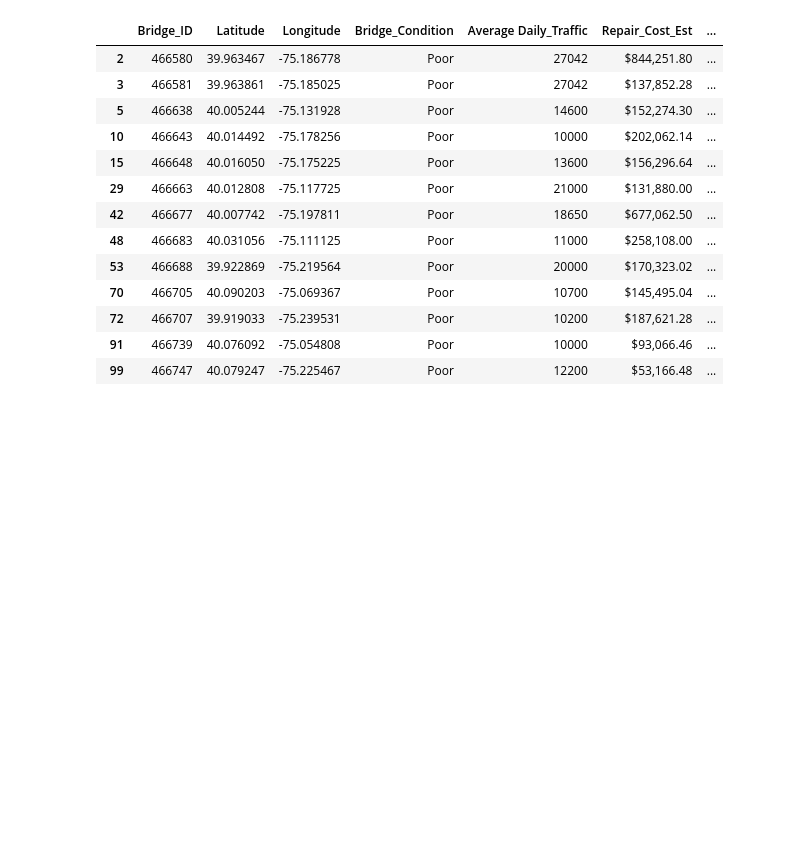
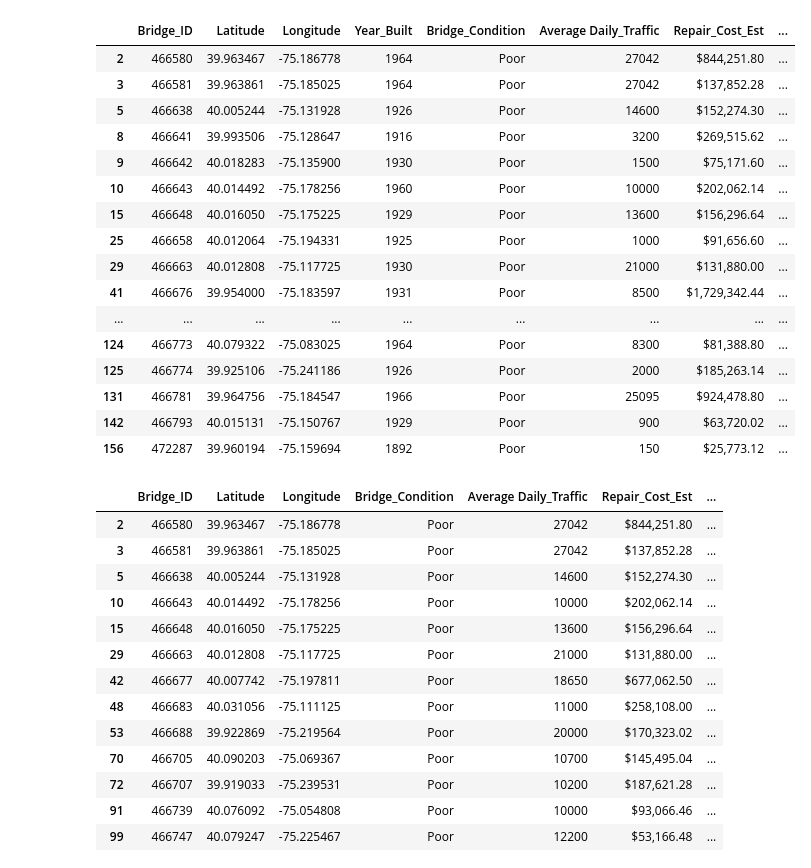
Before and after one commit to PatrickJohnDean/Project-3-Orange-Team, a Jupyter notebook: Priority_Bridge_Notebook.ipynb, the cells around one changed output. Cells and saved outputs as stored; diff of their text form; code cells hidden in the pictures; blank space fills up the shorter version.

```diff
--- a/Priority_Bridge_Notebook.ipynb
+++ b/Priority_Bridge_Notebook.ipynb
@@ -6,7 +22,25 @@ bridge_df = pd.read_csv("Cleaned_Bridge_df.csv")
 # %%
 #Filter the data frame to get the traffic volume and coordinates for only the poor condition bridges
 
-poor_traffic = bridge_df.loc[bridge_df["Bridge_Condition"] == "Poor", ["Bridge_ID", "Latitude", "Longitude", "Bridge_Condition", "Average Daily_Traffic", "Repair_Cost_Est", "Replacement_Cost_Est"]]
+poor_traffic = bridge_df.loc[bridge_df["Bridge_Condition"] == "Poor", ["Bridge_ID", "Latitude", "Longitude", "Year_Built", "Bridge_Condition", "Average Daily_Traffic", "Repair_Cost_Est", "Replacement_Cost_Est", "Address"]]
 
-# poor_traffic
+poor_traffic
+# %% [output]
+|  | Bridge_ID | Latitude | Longitude | Year_Built | Bridge_Condition | Average Daily_Traffic | Repair_Cost_Est | ... |
+| 2 | 466580 | 39.963467 | -75.186778 | 1964 | Poor | 27042 | $844,251.80 | ... |
+| 3 | 466581 | 39.963861 | -75.185025 | 1964 | Poor | 27042 | $137,852.28 | ... |
+| 5 | 466638 | 40.005244 | -75.131928 | 1926 | Poor | 14600 | $152,274.30 | ... |
+| 8 | 466641 | 39.993506 | -75.128647 | 1916 | Poor | 3200 | $269,515.62 | ... |
+| 9 | 466642 | 40.018283 | -75.135900 | 1930 | Poor | 1500 | $75,171.60 | ... |
+| 10 | 466643 | 40.014492 | -75.178256 | 1960 | Poor | 10000 | $202,062.14 | ... |
+| 15 | 466648 | 40.016050 | -75.175225 | 1929 | Poor | 13600 | $156,296.64 | ... |
+| 25 | 466658 | 40.012064 | -75.194331 | 1925 | Poor | 1000 | $91,656.60 | ... |
+| 29 | 466663 | 40.012808 | -75.117725 | 1930 | Poor | 21000 | $131,880.00 | ... |
+| 41 | 466676 | 39.954000 | -75.183597 | 1931 | Poor | 8500 | $1,729,342.44 | ... |
+| ... | ... | ... | ... | ... | ... | ... | ... | ... |
+| 124 | 466773 | 40.079322 | -75.083025 | 1964 | Poor | 8300 | $81,388.80 | ... |
+| 125 | 466774 | 39.925106 | -75.241186 | 1926 | Poor | 2000 | $185,263.14 | ... |
+| 131 | 466781 | 39.964756 | -75.184547 | 1966 | Poor | 25095 | $924,478.80 | ... |
+| 142 | 466793 | 40.015131 | -75.150767 | 1929 | Poor | 900 | $63,720.02 | ... |
+| 156 | 472287 | 39.960194 | -75.159694 | 1892 | Poor | 150 | $25,773.12 | ... |
 # %%
```
Also changed, not shown: parts of 8 cells of this notebook, 3 other files.
